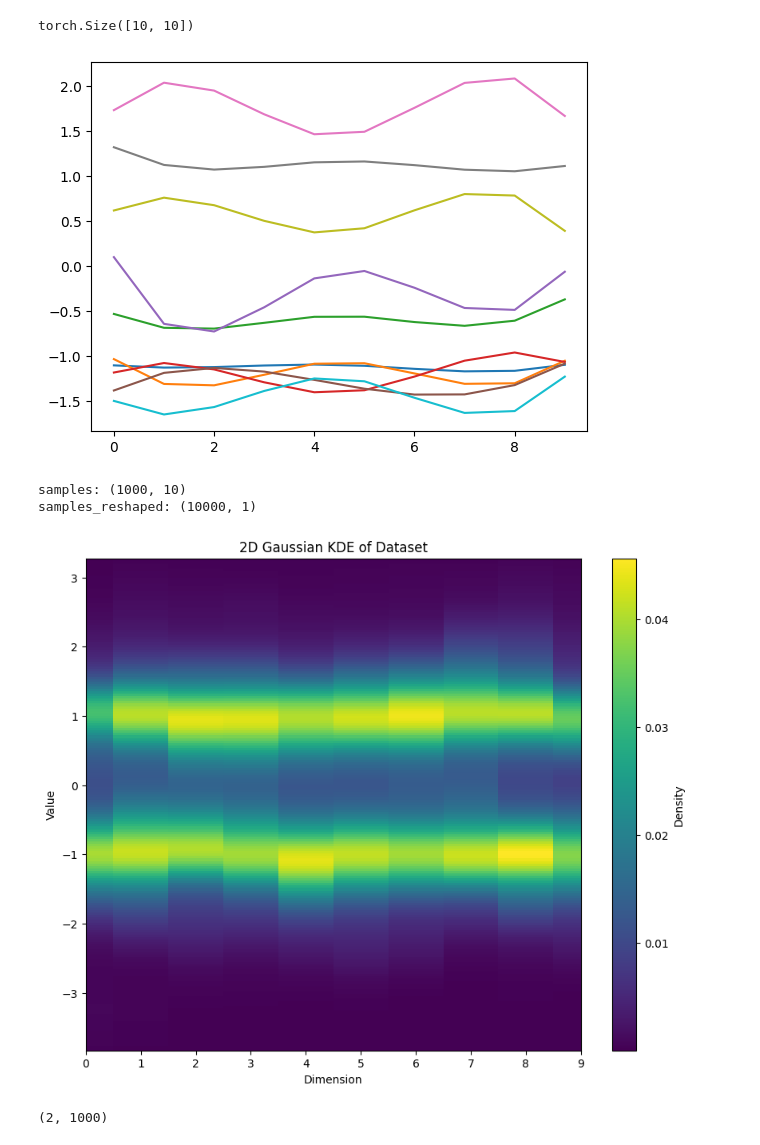
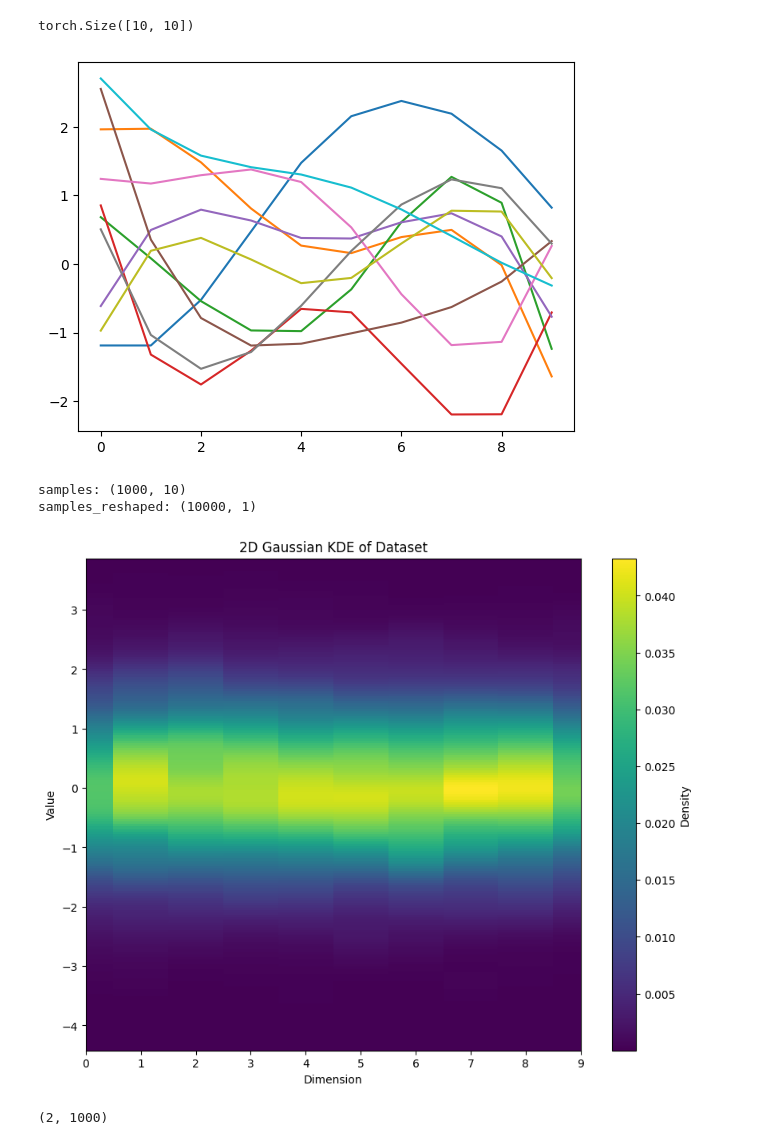
Before and after one commit to CeHao-NUS/diffusion_demo, a Jupyter notebook: test_vis.ipynb, the cells around one changed output. Saved outputs shown, nothing was run; the diff lists cells and outputs as text; code cells hidden in the pictures.

```diff
--- a/test_vis.ipynb
+++ b/test_vis.ipynb
@@ -66,7 +66,7 @@ class CubicSplineDataset(Dataset):
         then evaluate the spline, and normalize the data by a weight a.
         """
         # Generate a unique set of y values for the cubic spline for each sample
-        base_points_y = np.random.rand(5)  # Random y values for the spline
+        base_points_y = np.random.randn(5)  # Random y values for the spline
 
         # Create a cubic spline based on the unique base points for this sample
         spline = CubicSpline(self.base_points_x, base_points_y)
@@ -75,7 +75,8 @@ class CubicSplineDataset(Dataset):
         y = spline(self.x)
 
         # Sample weight a from a unit Gaussian distribution
-        a = np.random.normal()
+        # a = np.random.normal()
+        a = 1
 
         # Normalize the data by the weight a
         normalized_data = a * y
@@ -146,7 +147,7 @@ for data in dataloader:
     plt.show()
     break  # Just plot the first batch and break
 # %% [output]
-[figure, old version]
+[figure, new version]
 # %%
 
 from scipy.stats import gaussian_kde
@@ -154,15 +155,14 @@ from scipy.stats import gaussian_kde
 # Create an instance of the dataset and DataLoader
 
 # dataset = GaussianDataset(size=1000)
-# dataset = CubicSplineDataset(size=1000, dimensions=10)  # Create an instance of the dataset
-dataset = BiasedCubicSplineDataset(size=1000, dimensions=10)  # Create an instance of the dataset
+dataset = CubicSplineDataset(size=1000, dimensions=10)  # Create an instance of the dataset
+# dataset = BiasedCubicSplineDataset(size=1000, dimensions=10)  # Create an instance of the dataset
 
 dataloader = DataLoader(dataset, batch_size=1000, shuffle=True)
 
 # Load the entire dataset into a NumPy array
 for data in dataloader:
     samples = data.numpy()  # Convert to numpy array
-
 
 
 # Reshape data to fit the (samples, dimensions) format for KDE
@@ -175,34 +175,34 @@ print('samples_reshaped:', samples_reshaped.shape)
 # Combine samples and dimensions for KDE input
 kde_input = np.hstack((dimensions, samples_reshaped))
 
 
 # '''
 # Create a gaussian_kde object
 kde = gaussian_kde(kde_input.T)
 
 # Create a grid of points for evaluating the KDE
 dim_grid = np.repeat(np.arange(10), 10)
 value_grid = np.linspace(samples.min(), samples.max(), 200)
 dim_grid, value_grid = np.meshgrid(dim_grid, value_grid)
 kde_grid = np.vstack([dim_grid.ravel(), value_grid.ravel()])
 
 # Evaluate the KDE on the grid
 Z = kde(kde_grid).reshape(dim_grid.shape)
 
 # Plot the result using pcolormesh
 plt.figure(figsize=(10, 8))
 plt.pcolormesh(dim_grid, value_grid, Z, shading='auto')
 plt.colorbar(label='Density')
 plt.xlabel('Dimension')
 plt.ylabel('Value')
 plt.title('2D Gaussian KDE of Dataset')
 plt.savefig('kde.png')
 plt.show()
 # '''
 # %% [output]
 samples: (1000, 10)
 samples_reshaped: (10000, 1)
-[figure, old version]
+[figure, new version]
 # %%
 import numpy as np
 import matplotlib.pyplot as plt
```
Also changed, not shown: 3 other files.
